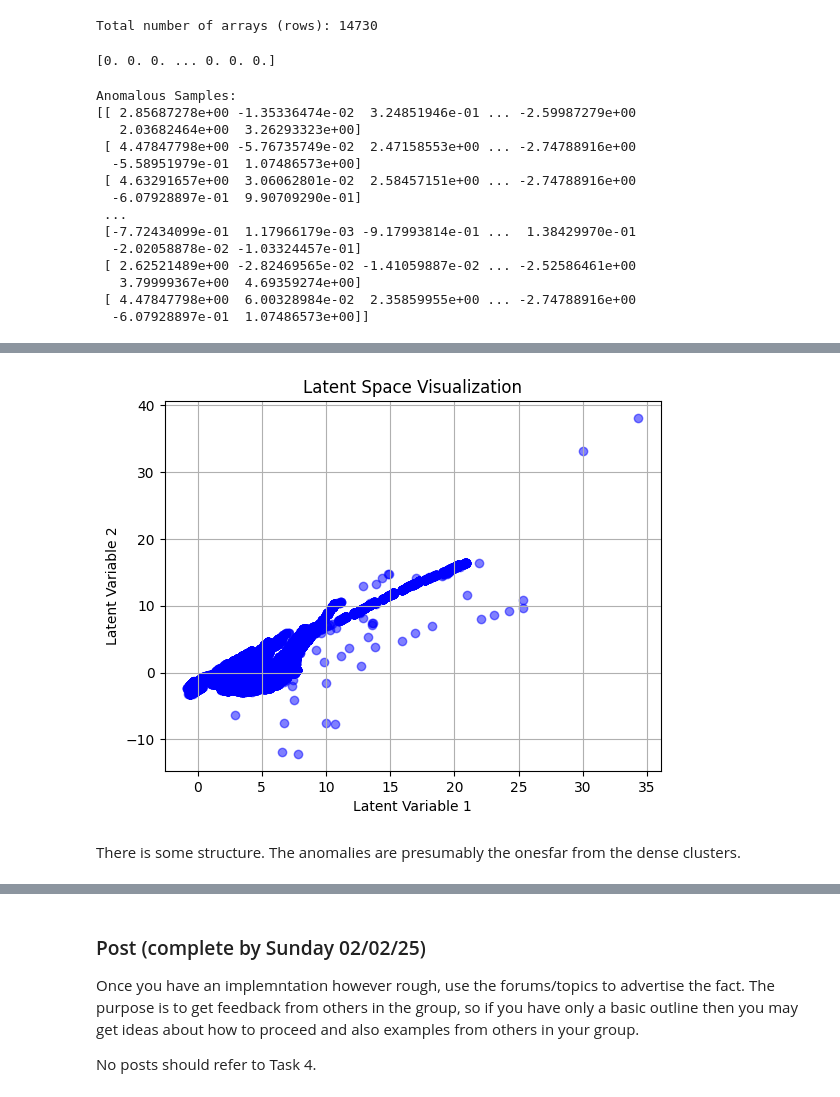
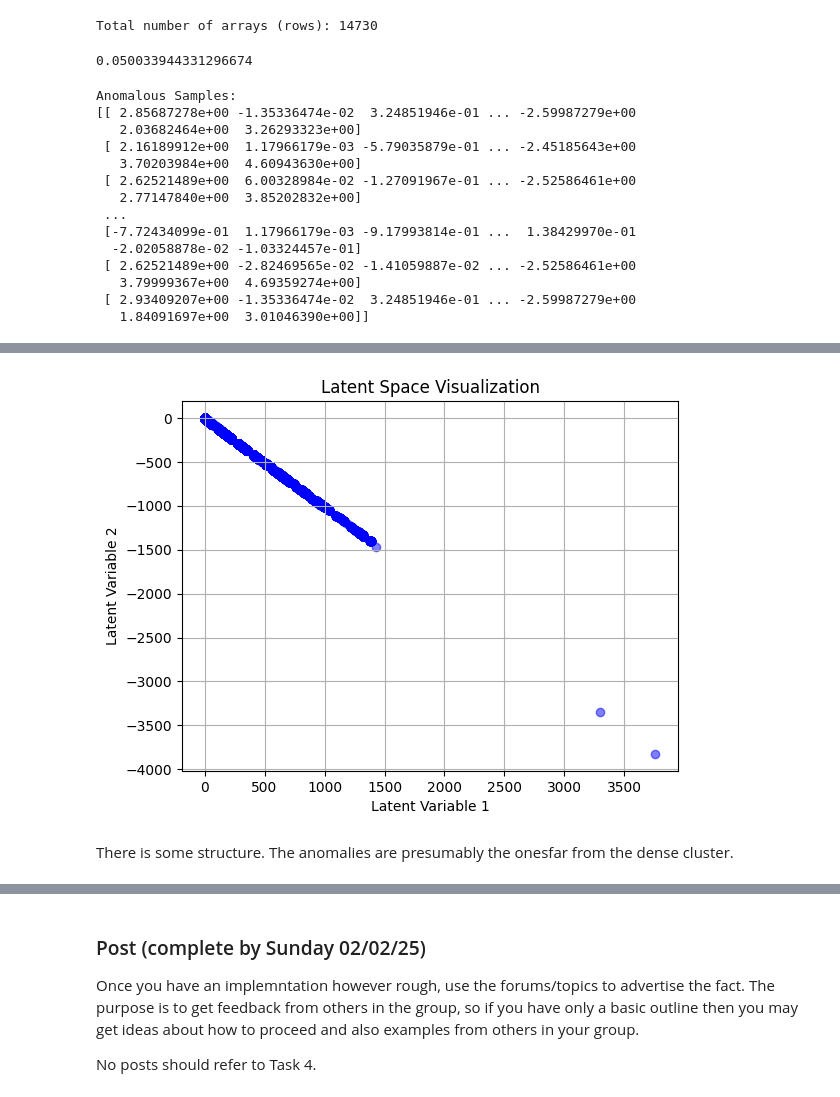
Before and after one commit to Noonansean1/CS5004, a Jupyter notebook: e-tivities/Etivity1_23300159.ipynb, the cells around one changed output, grey strips where cells are left out. Drawn from its saved outputs; the diff is of its cells as text; code cells hidden in the pictures.

```diff
--- a/e-tivities/Etivity1_23300159.ipynb
+++ b/e-tivities/Etivity1_23300159.ipynb
@@ -184,14 +184,14 @@ from sklearn.preprocessing import MinMaxScaler,StandardScaler
 # Normalize the data to [0, 1], need toi do on test and train separately to void data snooping
 scaler = MinMaxScaler()
 scaler = StandardScaler()
-train_data = scaler.fit_transform(X_train)
+X_train = scaler.fit_transform(X_train)
 
 # data_test = X_test.values
 
-test_data = scaler.fit_transform(X_test)
+X_test = scaler.fit_transform(X_test)
 
 # Dimensions of the input data
-input_dim = train_data.shape[1]
+input_dim = X_train.shape[1]
 print(input_dim)
 # %% [output]
 9
@@ -452,12 +447,12 @@ print(f"Total number of arrays (rows): {num_rows}")
 # %% [output]
 Total number of arrays (rows): 14730
 # %%
-print(anomalies/num_rows)
+print(np.sum(anomalies)/num_rows)
 # %% [output]
-[0. 0. 0. ... 0. 0. 0.]
+0.050033944331296674
 # %%
 # Extract the anomalous rows from the test data
-anomalous_samples = test_data[anomalies]
+anomalous_samples = X_test[anomalies]
 
 # Optionally, display the anomalous samples
 print("Anomalous Samples:")
@@ -466,20 +461,20 @@ print(anomalous_samples)
 Anomalous Samples:
 [[ 2.85687278e+00 -1.35336474e-02  3.24851946e-01 ... -2.59987279e+00
    2.03682464e+00  3.26293323e+00]
- [ 4.47847798e+00 -5.76735749e-02  2.47158553e+00 ... -2.74788916e+00
-  -5.58951979e-01  1.07486573e+00]
- [ 4.63291657e+00  3.06062801e-02  2.58457151e+00 ... -2.74788916e+00
-  -6.07928897e-01  9.90709290e-01]
+ [ 2.16189912e+00  1.17966179e-03 -5.79035879e-01 ... -2.45185643e+00
+   3.70203984e+00  4.60943630e+00]
+ [ 2.62521489e+00  6.00328984e-02 -1.27091967e-01 ... -2.52586461e+00
+   2.77147840e+00  3.85202832e+00]
  ...
  [-7.72434099e-01  1.17966179e-03 -9.17993814e-01 ...  1.38429970e-01
   -2.02058878e-02 -1.03324457e-01]
  [ 2.62521489e+00 -2.82469565e-02 -1.41059887e-02 ... -2.52586461e+00
    3.79999367e+00  4.69359274e+00]
- [ 4.47847798e+00  6.00328984e-02  2.35859955e+00 ... -2.74788916e+00
-  -6.07928897e-01  1.07486573e+00]]
+ [ 2.93409207e+00 -1.35336474e-02  3.24851946e-01 ... -2.59987279e+00
+   1.84091697e+00  3.01046390e+00]]
 # %%
 # Transform the training data into the latent space
-latent_space = encoded.predict(train_data)
+latent_space = encoded.predict(X_train)
 
 # Plot the latent space
 import matplotlib.pyplot as plt
@@ -495,6 +490,6 @@ plt.show()
-[figure, old version]
+[figure, new version]
 # %% [markdown]
-There is some structure. The anomalies are presumably the onesfar from the dense clusters.
+There is some structure. The anomalies are presumably the onesfar from the dense cluster.
 # %%
 import matplotlib.pyplot as plt
 
```
Also changed, not shown: parts of 20 cells of this notebook.
